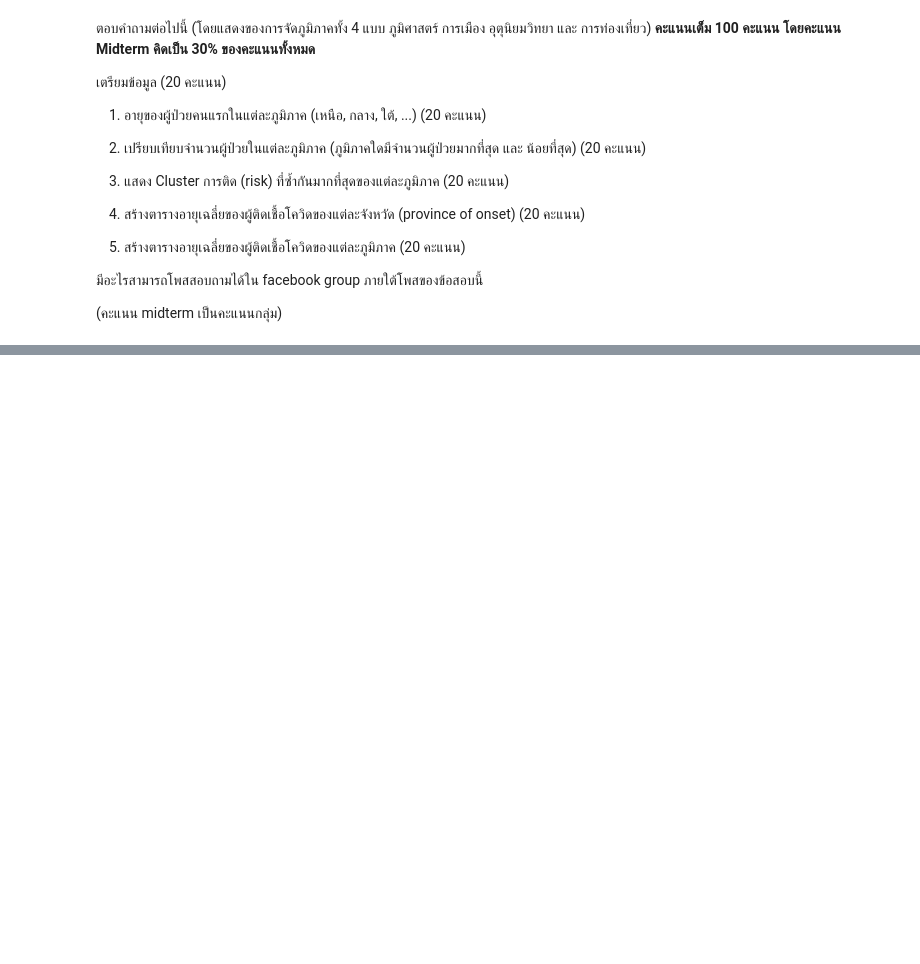
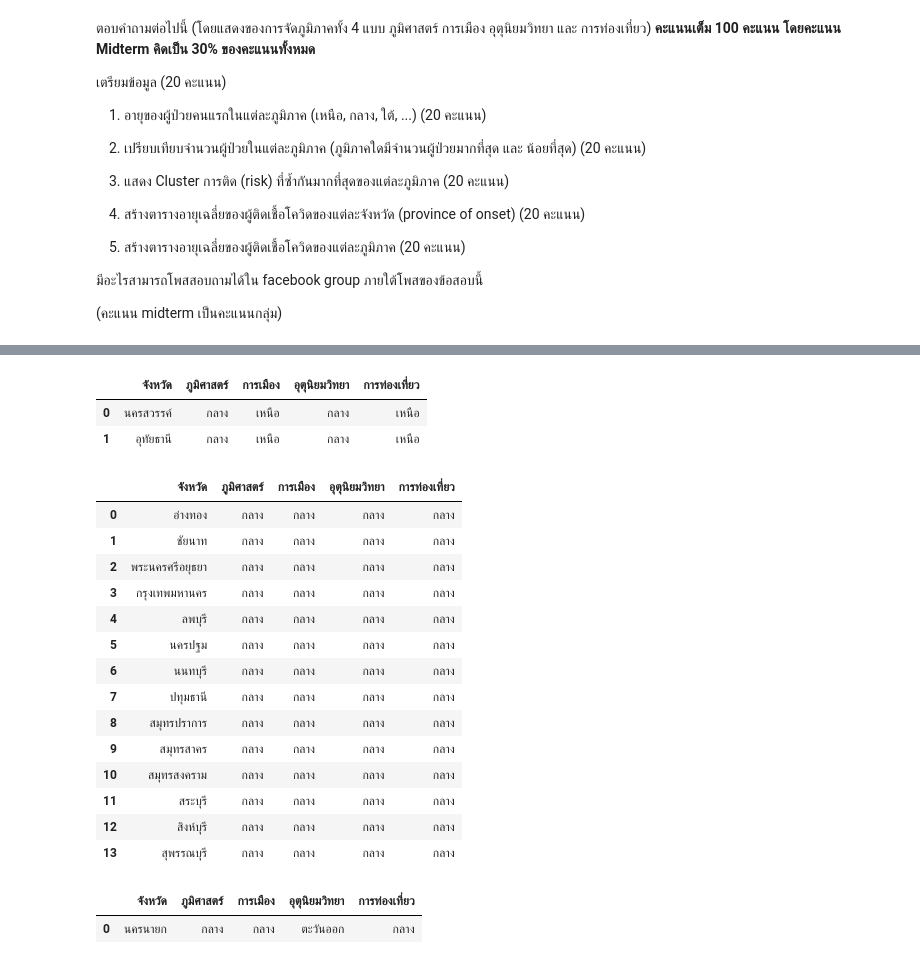
Before and after one commit to siwakornnn/data_viz_2022, a Jupyter notebook: BasicPython&DataViz_midterm2022.ipynb, the cells around one changed output, grey strips where cells are left out. Drawn from its saved outputs; the diff is of its cells as text; code cells hidden in the pictures; blank space fills up the shorter version.

```diff
--- a/BasicPython&DataViz_midterm2022.ipynb
+++ b/BasicPython&DataViz_midterm2022.ipynb
@@ -50,0 +341,50 @@ ValueError: ignored
+# %%
+data_region5 = { 'จังหวัด': ['นครสวรรค์', 'อุทัยธานี'],
+             'ภูมิศาสตร์': ['กลาง','กลาง'],
+             'การเมือง': ['เหนือ','เหนือ'],
+             'อุตุนิยมวิทยา': ['กลาง','กลาง'],
+             'การท่องเที่ยว': ['เหนือ','เหนือ']
+}
+df_region5 = pd.DataFrame.from_dict(data_region5)
+df_region5
+# %% [output]
+|  | จังหวัด | ภูมิศาสตร์ | การเมือง | อุตุนิยมวิทยา | การท่องเที่ยว |
+| 0 | นครสวรรค์ | กลาง | เหนือ | กลาง | เหนือ |
+| 1 | อุทัยธานี | กลาง | เหนือ | กลาง | เหนือ |
+# %%
+data_region6 = { 'จังหวัด': ['อ่างทอง', 'ชัยนาท', 'พระนครศรีอยุธยา', 'กรุงเทพมหานคร','ลพบุรี', 'นครปฐม', 'นนทบุรี', 'ปทุมธานี', 'สมุทรปราการ', 'สมุทรสาคร', 'สมุทรสงคราม', 'สระบุรี', 'สิงห์บุรี', 'สุพรรณบุรี'],
+             'ภูมิศาสตร์': ['กลาง', 'กลาง', 'กลาง', 'กลาง', 'กลาง', 'กลาง', 'กลาง', 'กลาง', 'กลาง', 'กลาง', 'กลาง', 'กลาง', 'กลาง', 'กลาง'],
+             'การเมือง': ['กลาง', 'กลาง', 'กลาง', 'กลาง', 'กลาง', 'กลาง', 'กลาง', 'กลาง', 'กลาง', 'กลาง', 'กลาง', 'กลาง', 'กลาง', 'กลาง'],
+             'อุตุนิยมวิทยา': ['กลาง', 'กลาง', 'กลาง', 'กลาง', 'กลาง', 'กลาง', 'กลาง', 'กลาง', 'กลาง', 'กลาง', 'กลาง', 'กลาง', 'กลาง', 'กลาง'],
+             'การท่องเที่ยว': ['กลาง', 'กลาง', 'กลาง', 'กลาง', 'กลาง', 'กลาง', 'กลาง', 'กลาง', 'กลาง', 'กลาง', 'กลาง', 'กลาง', 'กลาง', 'กลาง']
+}
+df_region6 = pd.DataFrame.from_dict(data_region6)
+df_region6
+# %% [output]
+|  | จังหวัด | ภูมิศาสตร์ | การเมือง | อุตุนิยมวิทยา | การท่องเที่ยว |
+| 0 | อ่างทอง | กลาง | กลาง | กลาง | กลาง |
+| 1 | ชัยนาท | กลาง | กลาง | กลาง | กลาง |
+| 2 | พระนครศรีอยุธยา | กลาง | กลาง | กลาง | กลาง |
+| 3 | กรุงเทพมหานคร | กลาง | กลาง | กลาง | กลาง |
+| 4 | ลพบุรี | กลาง | กลาง | กลาง | กลาง |
+| 5 | นครปฐม | กลาง | กลาง | กลาง | กลาง |
+| 6 | นนทบุรี | กลาง | กลาง | กลาง | กลาง |
+| 7 | ปทุมธานี | กลาง | กลาง | กลาง | กลาง |
+| 8 | สมุทรปราการ | กลาง | กลาง | กลาง | กลาง |
+| 9 | สมุทรสาคร | กลาง | กลาง | กลาง | กลาง |
+| 10 | สมุทรสงคราม | กลาง | กลาง | กลาง | กลาง |
+| 11 | สระบุรี | กลาง | กลาง | กลาง | กลาง |
+| 12 | สิงห์บุรี | กลาง | กลาง | กลาง | กลาง |
+| 13 | สุพรรณบุรี | กลาง | กลาง | กลาง | กลาง |
+# %%
+data_region7 = { 'จังหวัด': ['นครนายก'],
+             'ภูมิศาสตร์': ['กลาง'],
+             'การเมือง': ['กลาง'],
+             'อุตุนิยมวิทยา': ['ตะวันออก'],
+             'การท่องเที่ยว': ['กลาง']
+}
+df_region7 = pd.DataFrame.from_dict(data_region7)
+df_region7
+# %% [output]
+|  | จังหวัด | ภูมิศาสตร์ | การเมือง | อุตุนิยมวิทยา | การท่องเที่ยว |
+| 0 | นครนายก | กลาง | กลาง | ตะวันออก | กลาง |
```
Also changed, not shown: parts of 107 cells of this notebook.
